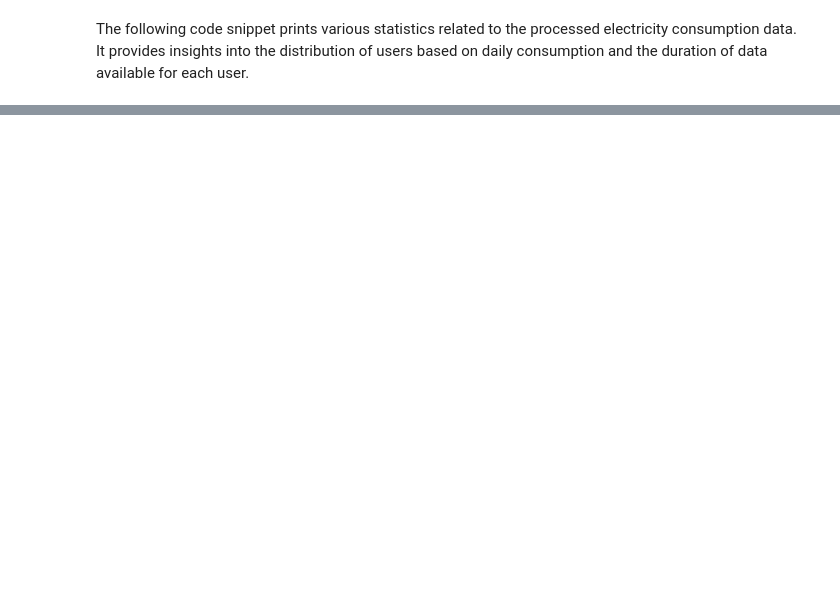
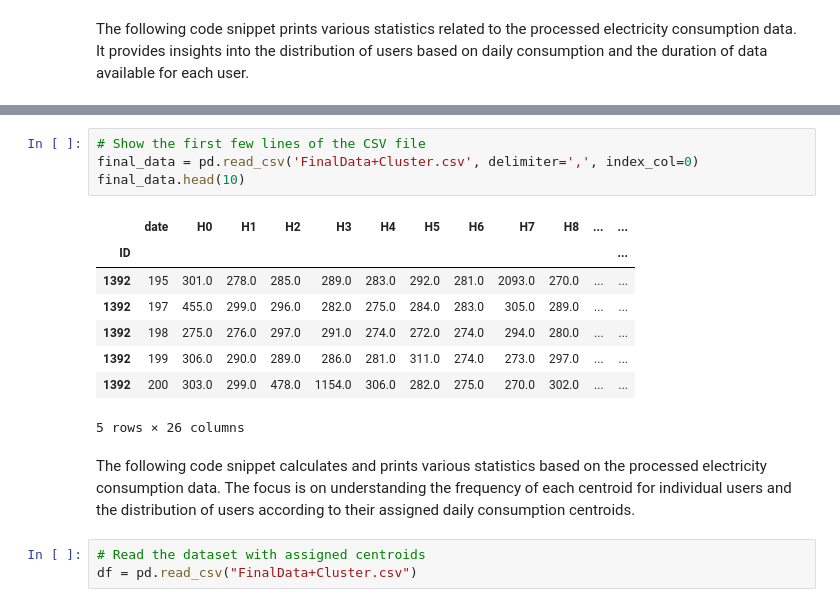
Before and after one commit to Isi-17/Thesis-CS, a Jupyter notebook: 01-data_preparation.ipynb, the cells around one changed output, grey strips where cells are left out. Saved outputs shown, nothing was run; the diff lists cells and outputs as text; blank space fills up the shorter version.

```diff
--- a/01-data_preparation.ipynb
+++ b/01-data_preparation.ipynb
@@ -166,0 +255,18 @@ print('Number of users with 365 days or fewer of data:', sum([len(date_and_consu
+# %%
+# Show the first few lines of the CSV file
+final_data = pd.read_csv('FinalData+Cluster.csv', delimiter=',', index_col=0)
+final_data.head(10)
+# %% [output]
+|  | date | H0 | H1 | H2 | H3 | H4 | H5 | H6 | H7 | H8 | ... | ... |
+| ID |  |  |  |  |  |  |  |  |  |  |  | ... |
+| 1392 | 195 | 301.0 | 278.0 | 285.0 | 289.0 | 283.0 | 292.0 | 281.0 | 2093.0 | 270.0 | ... | ... |
+| 1392 | 197 | 455.0 | 299.0 | 296.0 | 282.0 | 275.0 | 284.0 | 283.0 | 305.0 | 289.0 | ... | ... |
+| 1392 | 198 | 275.0 | 276.0 | 297.0 | 291.0 | 274.0 | 272.0 | 274.0 | 294.0 | 280.0 | ... | ... |
+| 1392 | 199 | 306.0 | 290.0 | 289.0 | 286.0 | 281.0 | 311.0 | 274.0 | 273.0 | 297.0 | ... | ... |
+| 1392 | 200 | 303.0 | 299.0 | 478.0 | 1154.0 | 306.0 | 282.0 | 275.0 | 270.0 | 302.0 | ... | ... |
+5 rows × 26 columns
+# %% [markdown]
+The following code snippet calculates and prints various statistics based on the processed electricity consumption data. The focus is on understanding the frequency of each centroid for individual users and the distribution of users according to their assigned daily consumption centroids.
+# %%
+# Read the dataset with assigned centroids
+df = pd.read_csv("FinalData+Cluster.csv")
```
Also changed, not shown: parts of 18 cells of this notebook, 3 other files.
